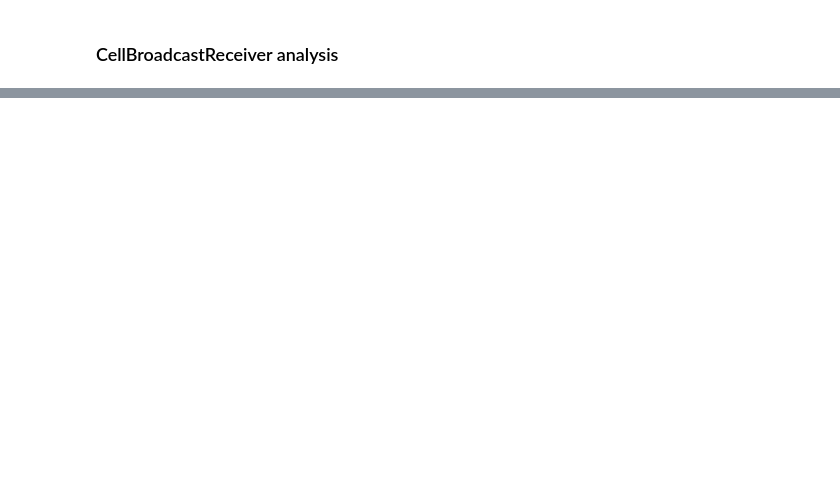
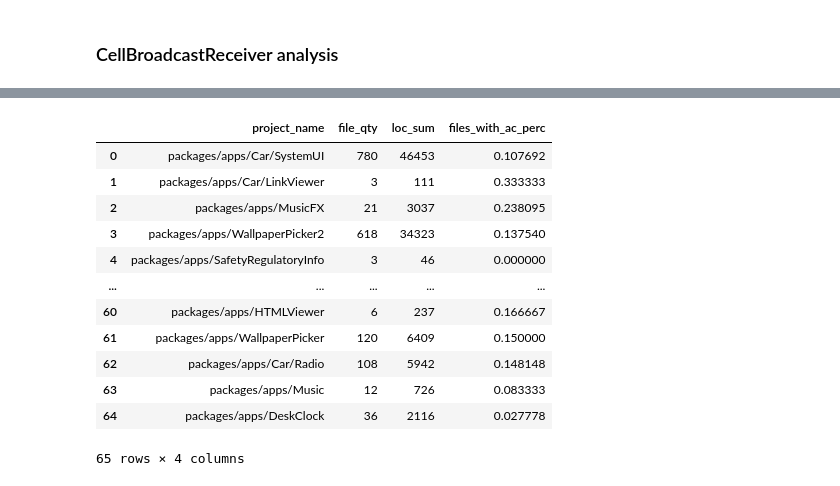
Before and after one commit to davitabosa12/ac_ck_analysis, a Jupyter notebook: android_apps.ipynb, the cells around one changed output, grey strips where cells are left out. Saved outputs shown, nothing was run; the diff lists cells and outputs as text; code cells hidden in the pictures; blank space fills up the shorter version.

```diff
--- a/android_apps.ipynb
+++ b/android_apps.ipynb
@@ -51,7 +51,7 @@ def ck_in_a_project(project_name) -> pd.DataFrame:
 
 
 """Prevalence report of AC in a project"""
-def report_types_of_aocs(project_name) -> dict:
+def report_types_of_acs(project_name) -> dict:
     sql = f"SELECT ac, count(id) as qty FROM ac_reports WHERE project_name LIKE '{project_name}' GROUP BY ac ORDER BY qty DESC"
     cursor = db.execute(sql)
     return cursor_to_dataframe(cursor)
@@ -63,3 +63,31 @@ def files_in_a_project(project_name) -> pd.DataFrame:
 def loc_of_file(file_name) -> int:
     cursor = db.execute("SELECT loc FROM files WHERE path = ?", (file_name,))
     return int(next(cursor)[0])
+
+def number_of_acs_in_files(project_name) -> dict:
+    sql = f"""
+    SELECT files.path, coalesce(ac_count, 0) AS count_acs
+    FROM files
+    LEFT JOIN
+    (SELECT ac_reports.path AS ac_reports_path, count(id) AS ac_count
+    FROM ac_reports
+    WHERE project_name = '{project_name}'
+    GROUP BY ac_reports.path)
+    ON files.path = ac_reports_path
+    WHERE files.project_name = '{project_name}'
+    ORDER BY count_acs DESC;
+    """
+    cursor = db.execute(sql)
+    return {k: v for k,v in cursor}
+
+def report_files_with_acs(project_name) -> pd.Series:
+    sql = f"SELECT DISTINCT path FROM ac_reports WHERE project_name = '{project_name}'"
+    cursor = db.execute(sql)
+    return pd.Series([tup[0] for tup in cursor])
+
+def report_files_without_acs(project_name) -> pd.Series:
+    sql = f"SELECT path FROM files WHERE project_name = '{project_name}'"
+    cursor = db.execute(sql)
+    all_files = [tup[0] for tup in cursor]
+    files_with_ac = report_files_with_acs(project_name)
+    return pd.Series([file for file in all_files if file not in files_with_ac])
@@ -192,0 +292,28 @@ pd_merged.corr(method="pearson", numeric_only=True)["ac_count"].sort_values(asce
+# %%
+records = []
+for app in apps_set:
+    df_files = files_in_a_project(app)
+    df_ac = acs_in_a_project(app)
+    serie_files_with_ac = report_files_with_acs(app)
+    records.append({
+        "project_name": app,
+        "file_qty": df_files.size,
+        "loc_sum": df_files["loc"].sum(),
+        "files_with_ac_perc": serie_files_with_ac.size / df_files.size
+    })
+df_metrics = pd.DataFrame.from_records(records)
+df_metrics
+# %% [output]
+|  | project_name | file_qty | loc_sum | files_with_ac_perc |
+| 0 | packages/apps/Car/SystemUI | 780 | 46453 | 0.107692 |
+| 1 | packages/apps/Car/LinkViewer | 3 | 111 | 0.333333 |
+| 2 | packages/apps/MusicFX | 21 | 3037 | 0.238095 |
+| 3 | packages/apps/WallpaperPicker2 | 618 | 34323 | 0.137540 |
+| 4 | packages/apps/SafetyRegulatoryInfo | 3 | 46 | 0.000000 |
+| ... | ... | ... | ... | ... |
+| 60 | packages/apps/HTMLViewer | 6 | 237 | 0.166667 |
+| 61 | packages/apps/WallpaperPicker | 120 | 6409 | 0.150000 |
+| 62 | packages/apps/Car/Radio | 108 | 5942 | 0.148148 |
+| 63 | packages/apps/Music | 12 | 726 | 0.083333 |
+| 64 | packages/apps/DeskClock | 36 | 2116 | 0.027778 |
+65 rows × 4 columns
```
Also changed, not shown: parts of 18 cells of this notebook.
